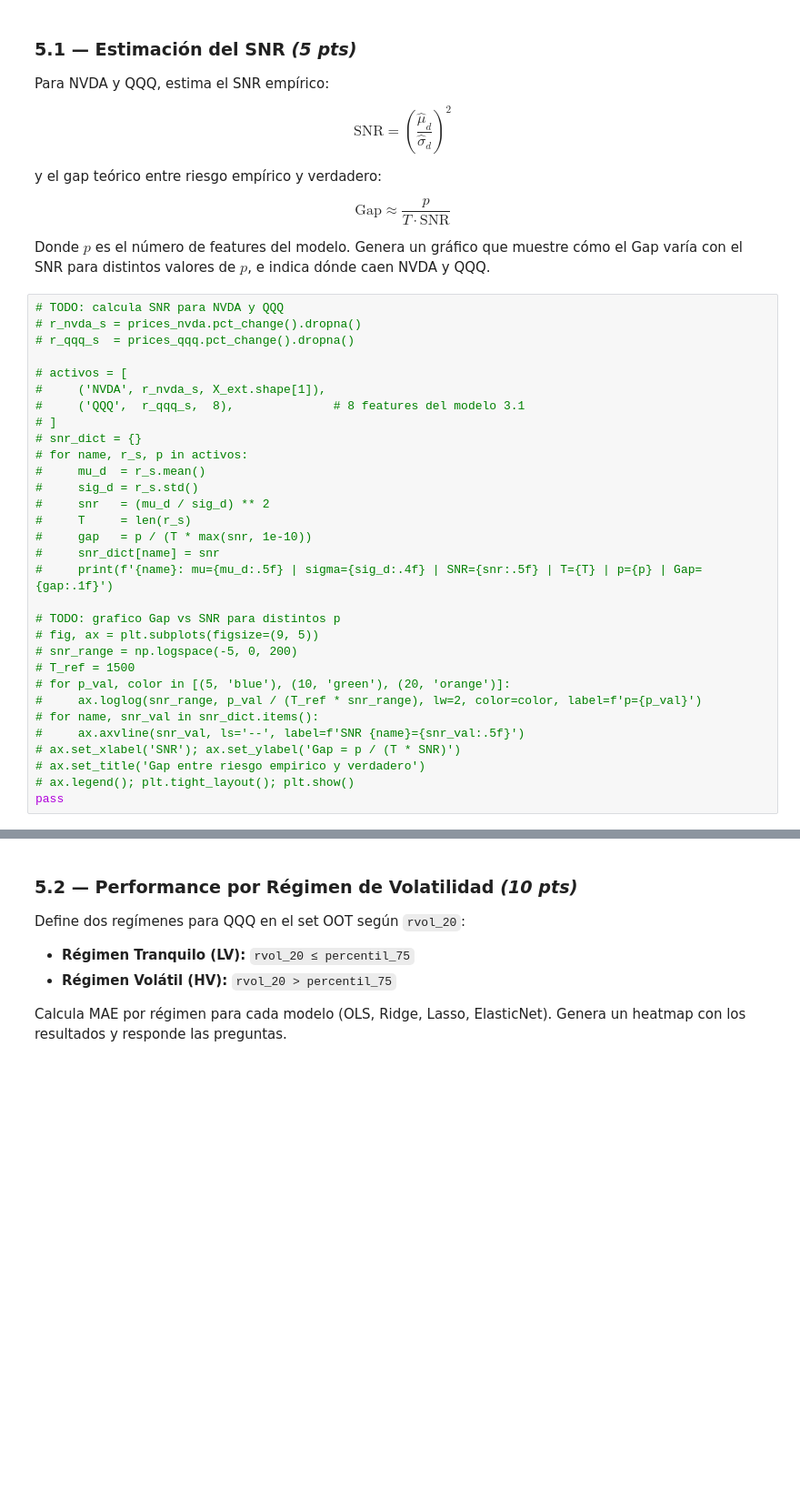
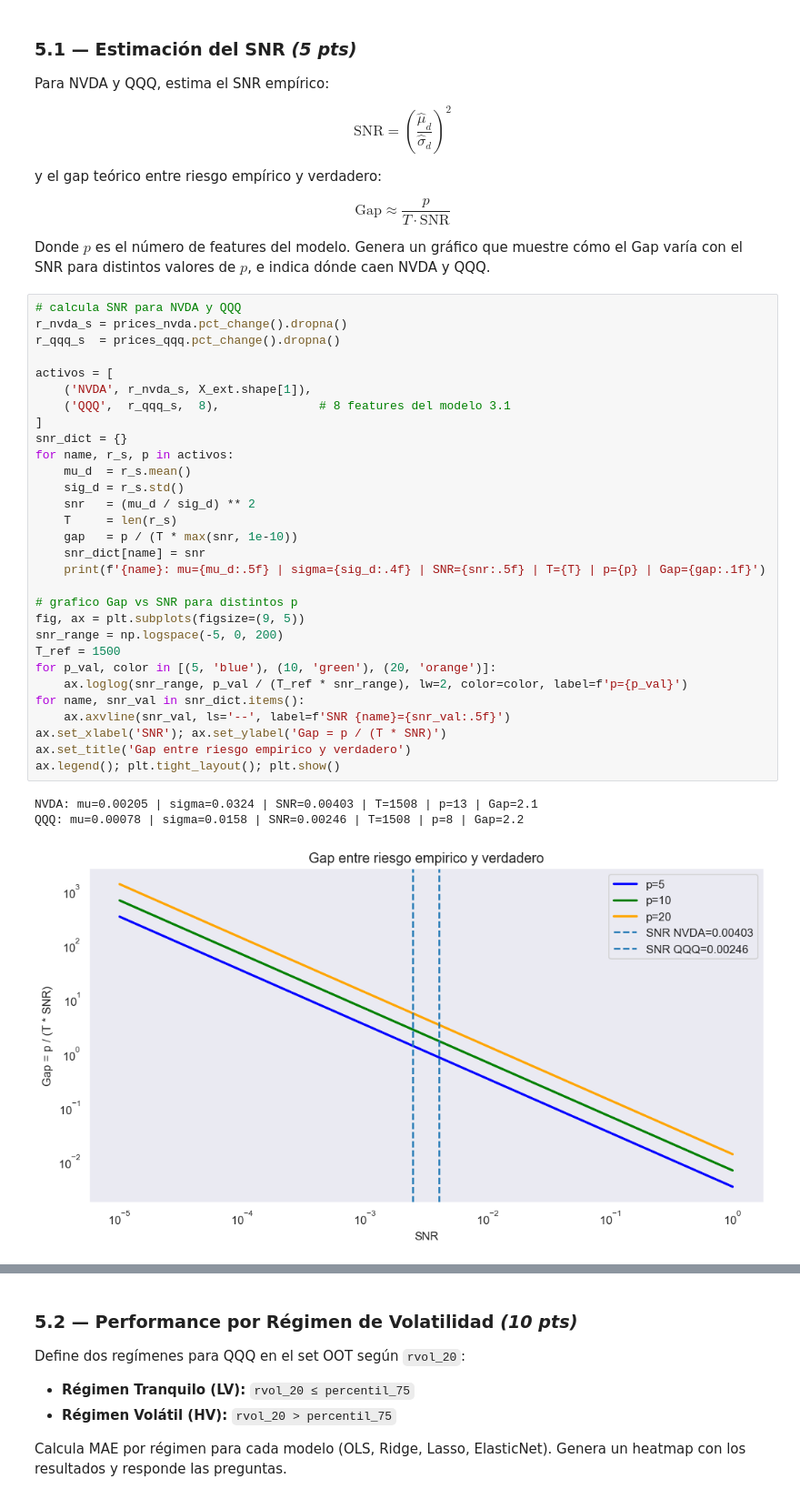
Before and after one commit to Vyena/ml_finance_teixeiradossantos, a Jupyter notebook: notebooks/hw04.ipynb, the cells around one changed output, grey strips where cells are left out. Shown at 91% size. Cells and saved outputs as stored; diff of their text form; blank space fills up the shorter version.

```diff
--- a/notebooks/hw04.ipynb
+++ b/notebooks/hw04.ipynb
@@ -966,33 +966,36 @@ $$\text{Gap} \approx \frac{p}{T \cdot \text{SNR}}$$
 
 Donde $p$ es el número de features del modelo. Genera un gráfico que muestre cómo el Gap varía con el SNR para distintos valores de $p$, e indica dónde caen NVDA y QQQ.
 # %%
-# TODO: calcula SNR para NVDA y QQQ
-# r_nvda_s = prices_nvda.pct_change().dropna()
-# r_qqq_s  = prices_qqq.pct_change().dropna()
+# calcula SNR para NVDA y QQQ
+r_nvda_s = prices_nvda.pct_change().dropna()
+r_qqq_s  = prices_qqq.pct_change().dropna()
 
-# activos = [
-#     ('NVDA', r_nvda_s, X_ext.shape[1]),
-#     ('QQQ',  r_qqq_s,  8),              # 8 features del modelo 3.1
-# ]
-# snr_dict = {}
-# for name, r_s, p in activos:
-#     mu_d  = r_s.mean()
-#     sig_d = r_s.std()
-#     snr   = (mu_d / sig_d) ** 2
-#     T     = len(r_s)
-#     gap   = p / (T * max(snr, 1e-10))
-#     snr_dict[name] = snr
-#     print(f'{name}: mu={mu_d:.5f} | sigma={sig_d:.4f} | SNR={snr:.5f} | T={T} | p={p} | Gap={gap:.1f}')
+activos = [
+    ('NVDA', r_nvda_s, X_ext.shape[1]),
+    ('QQQ',  r_qqq_s,  8),              # 8 features del modelo 3.1
+]
+snr_dict = {}
+for name, r_s, p in activos:
+    mu_d  = r_s.mean()
+    sig_d = r_s.std()
+    snr   = (mu_d / sig_d) ** 2
+    T     = len(r_s)
+    gap   = p / (T * max(snr, 1e-10))
+    snr_dict[name] = snr
+    print(f'{name}: mu={mu_d:.5f} | sigma={sig_d:.4f} | SNR={snr:.5f} | T={T} | p={p} | Gap={gap:.1f}')
 
-# TODO: grafico Gap vs SNR para distintos p
-# fig, ax = plt.subplots(figsize=(9, 5))
-# snr_range = np.logspace(-5, 0, 200)
-# T_ref = 1500
-# for p_val, color in [(5, 'blue'), (10, 'green'), (20, 'orange')]:
-#     ax.loglog(snr_range, p_val / (T_ref * snr_range), lw=2, color=color, label=f'p={p_val}')
-# for name, snr_val in snr_dict.items():
-#     ax.axvline(snr_val, ls='--', label=f'SNR {name}={snr_val:.5f}')
-# ax.set_xlabel('SNR'); ax.set_ylabel('Gap = p / (T * SNR)')
-# ax.set_title('Gap entre riesgo empirico y verdadero')
-# ax.legend(); plt.tight_layout(); plt.show()
-pass
+# grafico Gap vs SNR para distintos p
+fig, ax = plt.subplots(figsize=(9, 5))
+snr_range = np.logspace(-5, 0, 200)
+T_ref = 1500
+for p_val, color in [(5, 'blue'), (10, 'green'), (20, 'orange')]:
+    ax.loglog(snr_range, p_val / (T_ref * snr_range), lw=2, color=color, label=f'p={p_val}')
+for name, snr_val in snr_dict.items():
+    ax.axvline(snr_val, ls='--', label=f'SNR {name}={snr_val:.5f}')
+ax.set_xlabel('SNR'); ax.set_ylabel('Gap = p / (T * SNR)')
+ax.set_title('Gap entre riesgo empirico y verdadero')
+ax.legend(); plt.tight_layout(); plt.show()
+# %% [output]
+NVDA: mu=0.00205 | sigma=0.0324 | SNR=0.00403 | T=1508 | p=13 | Gap=2.1
+QQQ: mu=0.00078 | sigma=0.0158 | SNR=0.00246 | T=1508 | p=8 | Gap=2.2
+[figure, added]
```
Also changed, not shown: parts of 2 cells of this notebook.
